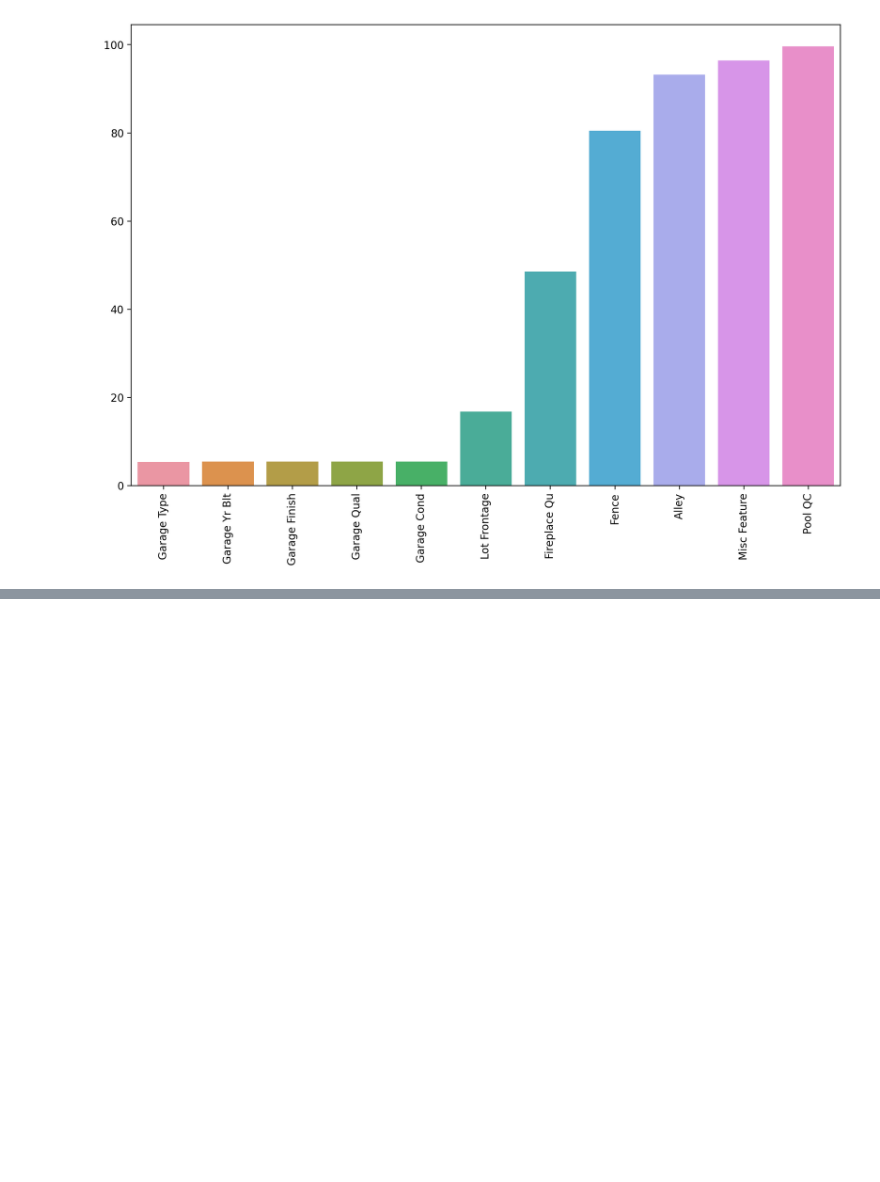
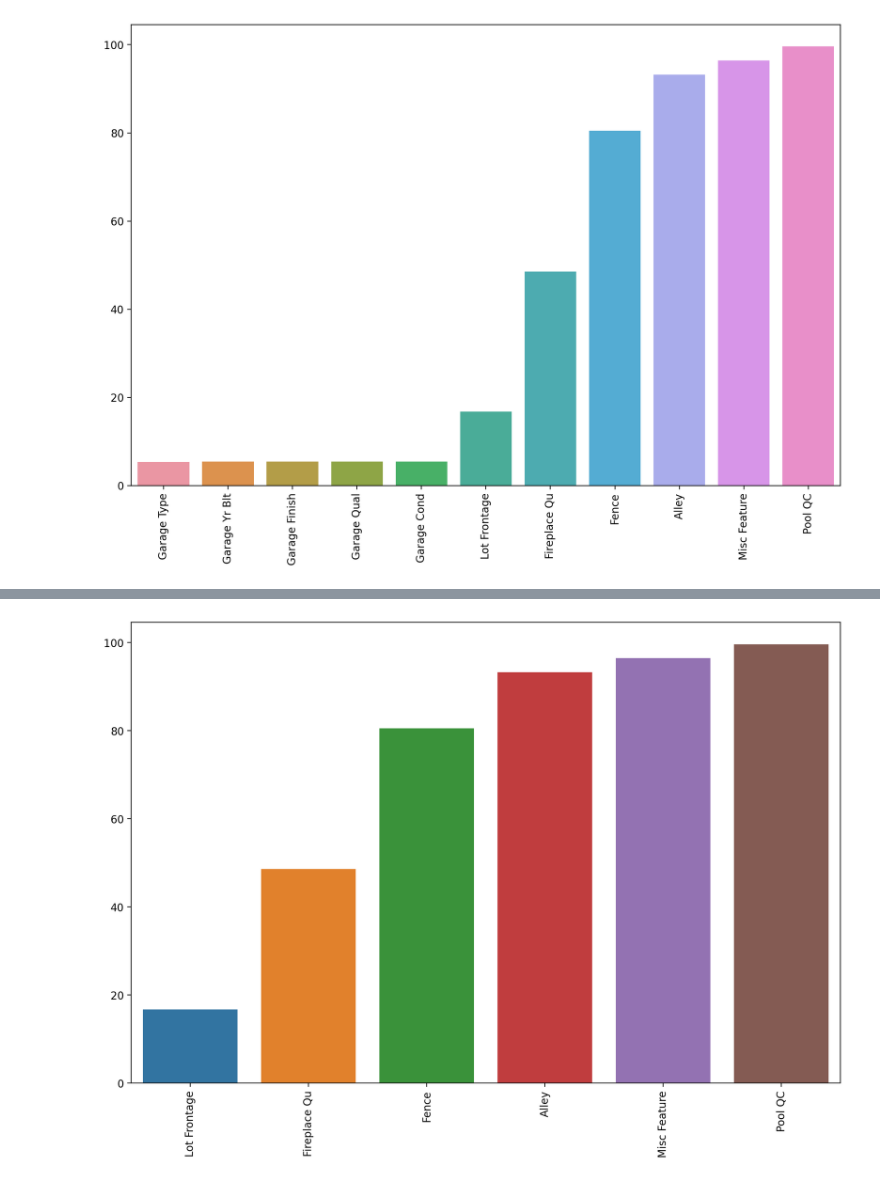
Before and after one commit to Burcusenol/Machine-Learning-Algorithms, a Jupyter notebook: Feature Engineering and Data Preparation/Feature Engineering.ipynb, the cells around one changed output, grey strips where cells are left out. Drawn from its saved outputs; the diff is of its cells as text; code cells hidden in the pictures; blank space fills up the shorter version.

```diff
--- a/Feature Engineering and Data Preparation/Feature Engineering.ipynb
+++ b/Feature Engineering and Data Preparation/Feature Engineering.ipynb
@@ -520,0 +524,10 @@ plt.xticks(rotation=90);
+# %%
+df["Garage Yr Blt"]=df["Garage Yr Blt"].fillna(0)
+# %%
+percent_nan=percent_missing(df)
+# %%
+plt.figure(figsize=(12,8),dpi=200)
+sns.barplot(x=percent_nan.index,y=percent_nan)
+plt.xticks(rotation=90);
+# %% [output]
+[figure, added]
```
Also changed, not shown: parts of 46 cells of this notebook.
